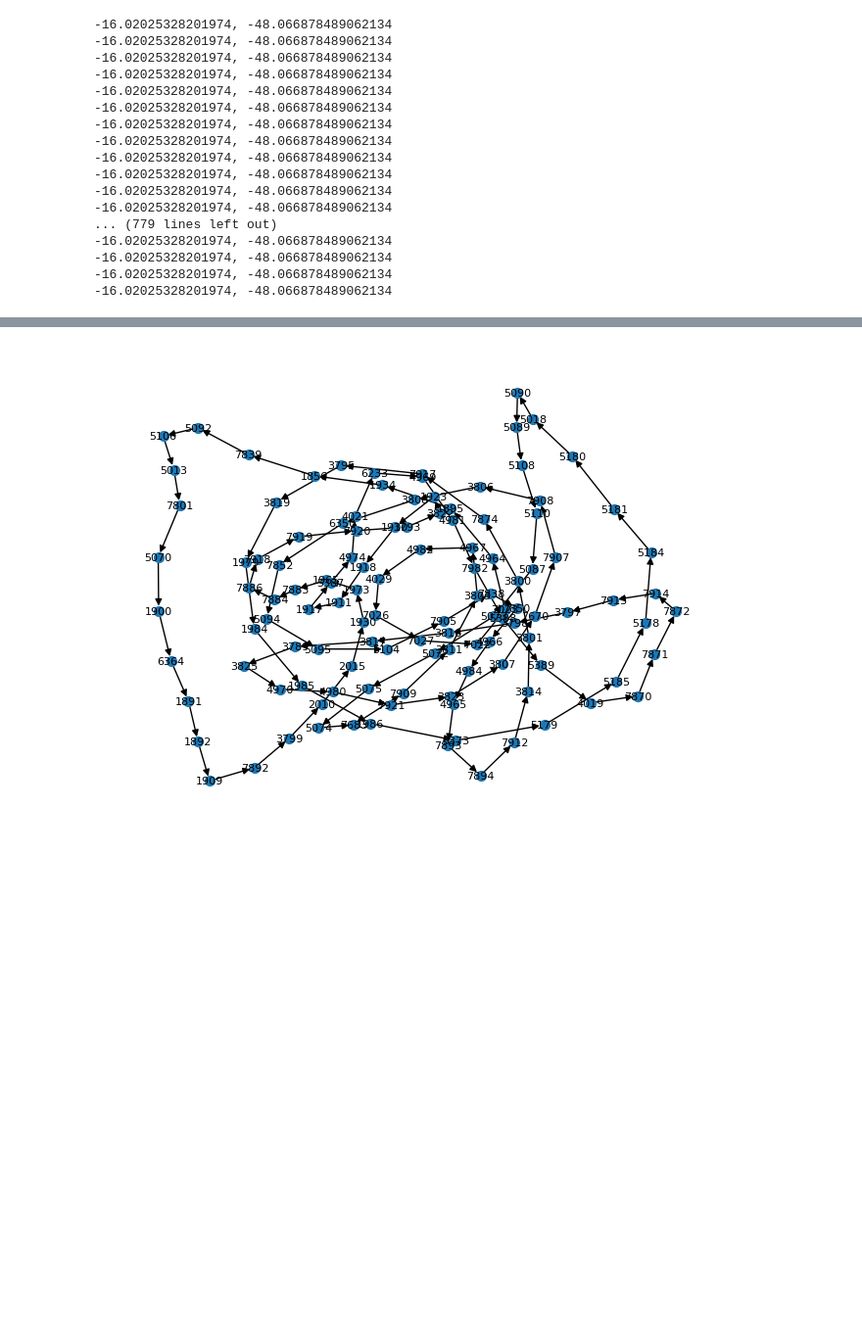
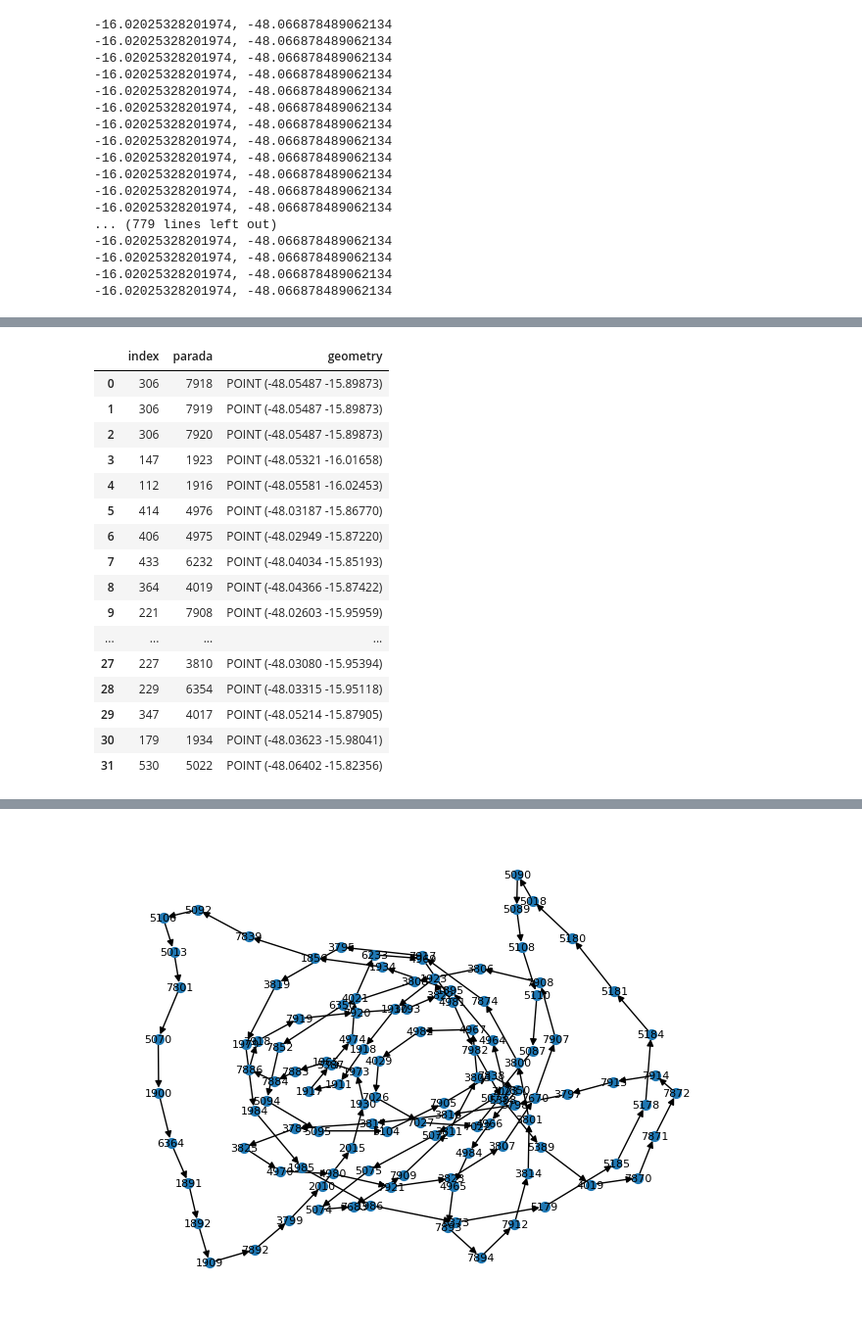
Before and after one commit to ResidenciaTICBrisa/02_RotaOnibus, a Jupyter notebook: docs/Notebooks/LinhaOnibus-Grafo.ipynb, the cells around one changed output, grey strips where cells are left out. Shown at 98% size. Saved outputs shown, nothing was run; the diff lists cells and outputs as text; code cells hidden in the pictures; blank space fills up the shorter version.

```diff
--- a/docs/Notebooks/LinhaOnibus-Grafo.ipynb
+++ b/docs/Notebooks/LinhaOnibus-Grafo.ipynb
@@ -299,0 +212,36 @@ m
+# %%
+LIMITE_PROXIMIDADE = 0.0002
+
+paradasEncontradasNaLinestring = []
+
+for lat, long, id in linhasTratadas.parada.iloc[186]:
+    paradaLinestring = Point(long, lat)
+    for index, pontoLinestring in pontosNaLinestring_df.iterrows():
+        pontoNaLinestring = pontoLinestring['geometry']
+        distancia = paradaLinestring.distance(pontoNaLinestring)
+        if distancia <= LIMITE_PROXIMIDADE:
+            paradasEncontradasNaLinestring.append([index, id, paradaLinestring])
+            break # Encerrar loop depois de encontrar uma parada próxima ao ponto da Linestring
+
+
+paradasNaLinestring_df = gpd.GeoDataFrame(paradasEncontradasNaLinestring, columns=["index", "parada", 'geometry'])
+# %%
+paradasNaLinestring_df
+# %% [output]
+|  | index | parada | geometry |
+| 0 | 306 | 7918 | POINT (-48.05487 -15.89873) |
+| 1 | 306 | 7919 | POINT (-48.05487 -15.89873) |
+| 2 | 306 | 7920 | POINT (-48.05487 -15.89873) |
+| 3 | 147 | 1923 | POINT (-48.05321 -16.01658) |
+| 4 | 112 | 1916 | POINT (-48.05581 -16.02453) |
+| 5 | 414 | 4976 | POINT (-48.03187 -15.86770) |
+| 6 | 406 | 4975 | POINT (-48.02949 -15.87220) |
+| 7 | 433 | 6232 | POINT (-48.04034 -15.85193) |
+| 8 | 364 | 4019 | POINT (-48.04366 -15.87422) |
+| 9 | 221 | 7908 | POINT (-48.02603 -15.95959) |
+| ... | ... | ... | ... |
+| 27 | 227 | 3810 | POINT (-48.03080 -15.95394) |
+| 28 | 229 | 6354 | POINT (-48.03315 -15.95118) |
+| 29 | 347 | 4017 | POINT (-48.05214 -15.87905) |
+| 30 | 179 | 1934 | POINT (-48.03623 -15.98041) |
+| 31 | 530 | 5022 | POINT (-48.06402 -15.82356) |
```
Also changed, not shown: parts of 16 cells of this notebook.
